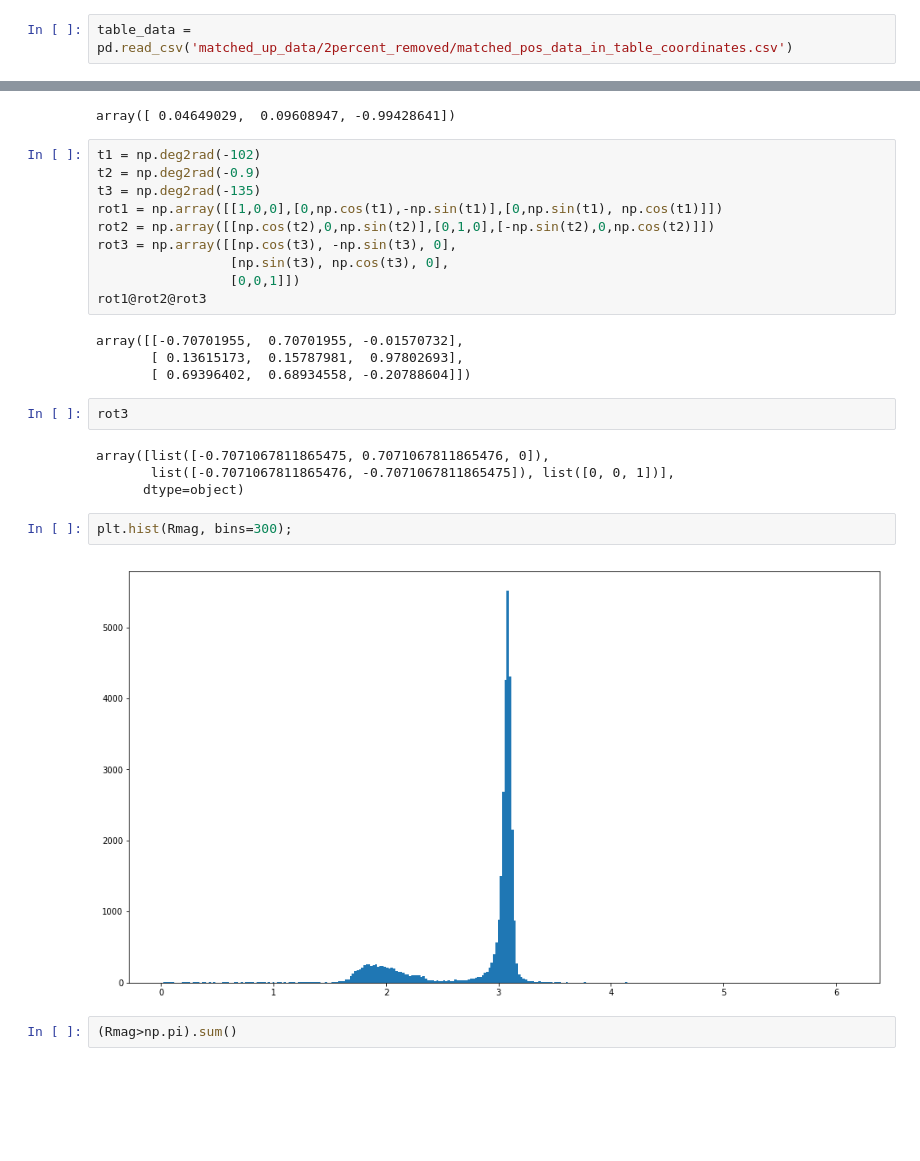
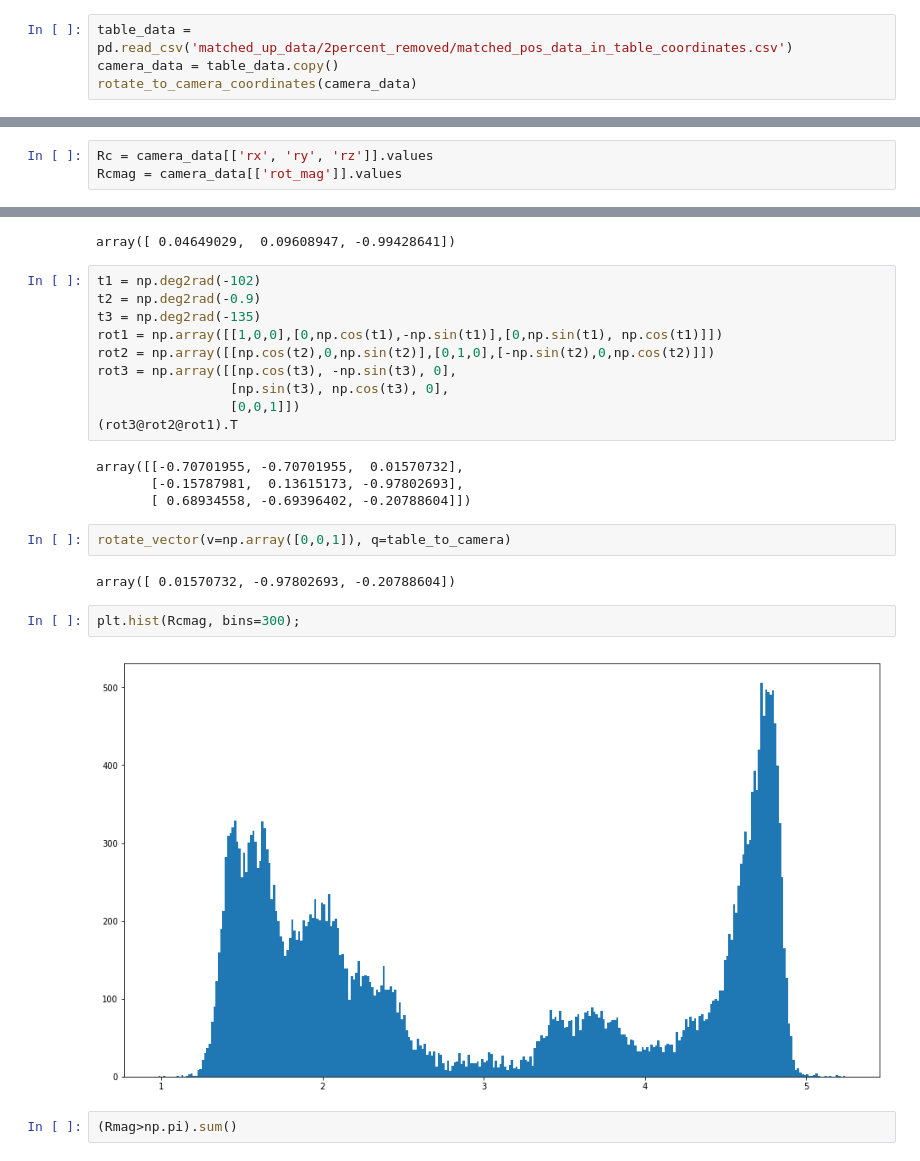
Before and after one commit to Haveon/GraspingNetwork, a Jupyter notebook: Data/Double Check Rotations.ipynb, the cells around one changed output, grey strips where cells are left out. Cells and saved outputs as stored; diff of their text form; blank space fills up the shorter version.

```diff
--- a/Data/Double Check Rotations.ipynb
+++ b/Data/Double Check Rotations.ipynb
@@ -94,3 +98,5 @@ def rotate_to_camera_coordinates(data, visualize=False):
     return
 # %%
 table_data = pd.read_csv('matched_up_data/2percent_removed/matched_pos_data_in_table_coordinates.csv')
+camera_data = table_data.copy()
+rotate_to_camera_coordinates(camera_data)
@@ -97,6 +105,9 @@ table_data = pd.read_csv('matched_up_data/2percent_removed/matched_pos_data_in_t
 # %%
 R = table_data[['rx', 'ry', 'rz']].values
 Rmag = table_data[['rot_mag']].values
+# %%
+Rc = camera_data[['rx', 'ry', 'rz']].values
+Rcmag = camera_data[['rot_mag']].values
 # %%
 plt.subplot(221)
 plt.scatter(R[:,0], R[:,1])
@@ -141,21 +162,19 @@ rot2 = np.array([[np.cos(t2),0,np.sin(t2)],[0,1,0],[-np.sin(t2),0,np.cos(t2)]])
 rot3 = np.array([[np.cos(t3), -np.sin(t3), 0],
                  [np.sin(t3), np.cos(t3), 0],
                  [0,0,1]])
-rot1@rot2@rot3
+(rot3@rot2@rot1).T
 # %% [output]
-array([[-0.70701955,  0.70701955, -0.01570732],
-       [ 0.13615173,  0.15787981,  0.97802693],
-       [ 0.69396402,  0.68934558, -0.20788604]])
+array([[-0.70701955, -0.70701955,  0.01570732],
+       [-0.15787981,  0.13615173, -0.97802693],
+       [ 0.68934558, -0.69396402, -0.20788604]])
-# %%
-rot3
-# %% [output]
-array([list([-0.7071067811865475, 0.7071067811865476, 0]),
-       list([-0.7071067811865476, -0.7071067811865475]), list([0, 0, 1])],
-      dtype=object)
+# %%
+rotate_vector(v=np.array([0,0,1]), q=table_to_camera)
+# %% [output]
+array([ 0.01570732, -0.97802693, -0.20788604])
 # %%
-plt.hist(Rmag, bins=300);
+plt.hist(Rcmag, bins=300);
 # %% [output]
-[figure, old version]
+[figure, new version]
 # %%
 (Rmag>np.pi).sum()
 # %% [output]
```
Also changed, not shown: parts of 5 cells of this notebook, 1 other file.
